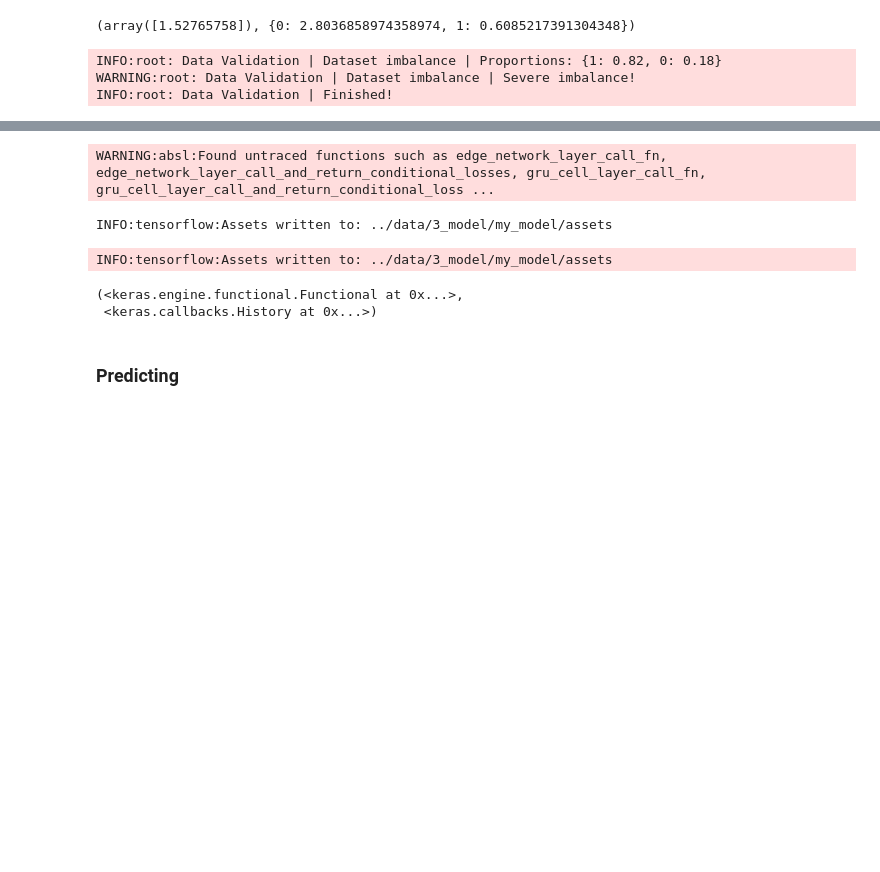
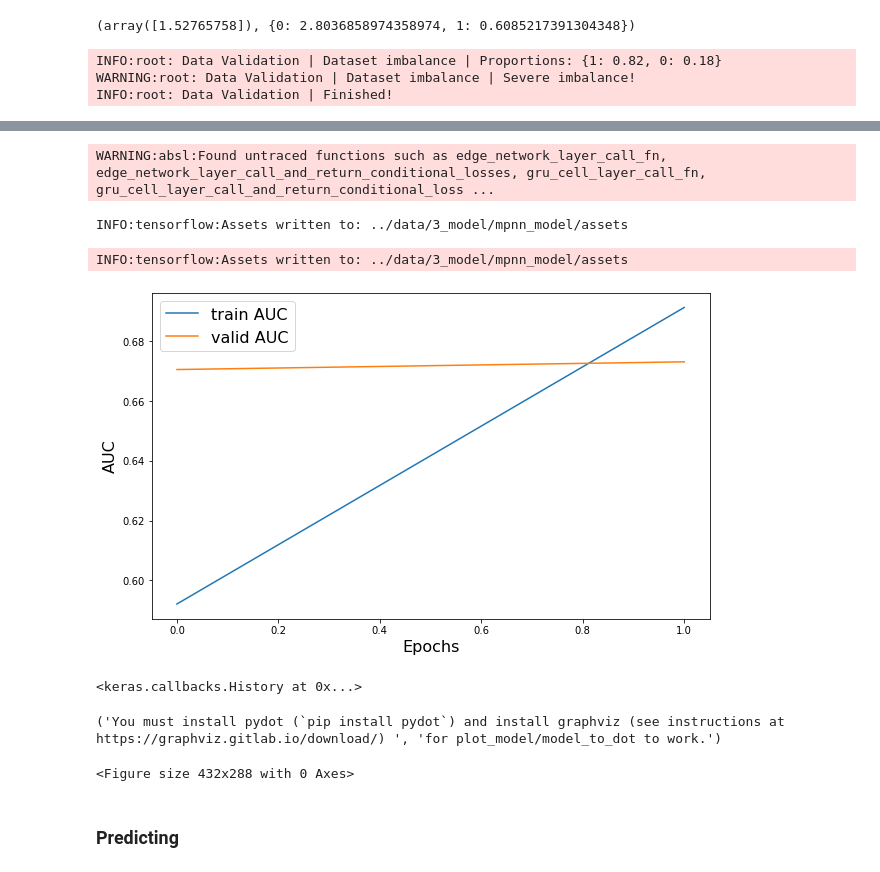
Before and after one commit to chadlis/servier, a Jupyter notebook: notebooks/SCH_Model2_01.ipynb, the cells around one changed output, grey strips where cells are left out. Drawn from its saved outputs; the diff is of its cells as text; code cells hidden in the pictures; blank space fills up the shorter version.

Commit message:
add training history plot

```diff
--- a/notebooks/SCH_Model2_01.ipynb
+++ b/notebooks/SCH_Model2_01.ipynb
@@ -82,0 +125,2 @@ len(df_train), len(df_valid), len(df_test)
+# %%
+df_train = pd.read_csv(INTERMEDIATE_DATA_PATH/"data_train.csv")
@@ -110,7 +158,7 @@ initial_bias, class_weight
 # %% [output]
 (array([1.52765758]), {0: 2.8036858974358974, 1: 0.6085217391304348})
 # %%
-def train(data_train_path, data_valid_path, save_model_path="models/my_model", handle_imbalance=False):
+def train(data_train_path, data_valid_path, save_model_path, reporting_path, handle_imbalance=False):
     df_train = pd.read_csv(data_train_path)
     df_train = validate_dataframe(df_train)
 
@@ -152,10 +200,20 @@ def train(data_train_path, data_valid_path, save_model_path="models/my_model", h
             class_weight=class_weight,
         )
     model.save(save_model_path)
+
+    plt.figure(figsize=(10, 6))
+    plt.plot(history.history["AUC"], label="train AUC")
+    plt.plot(history.history["val_AUC"], label="valid AUC")
+    plt.xlabel("Epochs", fontsize=16)
+    plt.ylabel("AUC", fontsize=16)
+    plt.legend(fontsize=16)
+    plt.savefig(reporting_path/"training_history.png")
+
     return model, history
 # %%
-train(INTERMEDIATE_DATA_PATH/DATA_TRAIN_FILENAME, INTERMEDIATE_DATA_PATH/DATA_VALID_FILENAME,
+model, history = train(INTERMEDIATE_DATA_PATH/DATA_TRAIN_FILENAME, INTERMEDIATE_DATA_PATH/DATA_VALID_FILENAME,
       save_model_path=MODEL_DATA_PATH/"mpnn_model",
+      reporting_path=REPORTING_DATA_PATH,
       handle_imbalance=True,)
 # %% [output]
 INFO:root: Data Validation | Dataset imbalance | Proportions: {1: 0.82, 0: 0.18}
@@ -168,5 +226,4 @@ Epoch 2/2
 WARNING:absl:Found untraced functions such as edge_network_layer_call_fn, edge_network_layer_call_and_return_conditional_losses, gru_cell_layer_call_fn, gru_cell_layer_call_and_return_conditional_loss ...
-INFO:tensorflow:Assets written to: ../data/3_model/my_model/assets
+INFO:tensorflow:Assets written to: ../data/3_model/mpnn_model/assets
-INFO:tensorflow:Assets written to: ../data/3_model/my_model/assets
+INFO:tensorflow:Assets written to: ../data/3_model/mpnn_model/assets
-(<keras.engine.functional.Functional at 0x...>,
- <keras.callbacks.History at 0x...>)
+[figure, added]
@@ -199,3 +230,22 @@ else:
+# %%
+history
+# %% [output]
+<keras.callbacks.History at 0x...>
+# %%
+tf.keras.utils.plot_model(model, to_file='model.png', show_dtype=True, show_shapes=True)
+# %% [output]
+('You must install pydot (`pip install pydot`) and install graphviz (see instructions at https://graphviz.gitlab.io/download/) ', 'for plot_model/model_to_dot to work.')
+# %%
+fig = plt.figure(figsize=(10, 6))
+plt.plot(history.history["AUC"], label="train AUC")
+plt.plot(history.history["val_AUC"], label="valid AUC")
+plt.xlabel("Epochs", fontsize=16)
+plt.ylabel("AUC", fontsize=16)
+plt.legend(fontsize=16)
+plt.close(fig)
+plt.savefig("aa.png")
+# %% [output]
+<Figure size 432x288 with 0 Axes>
 # %%
 def evaluate(data_path, model_path):
     df_data = pd.read_pickle(data_path)
```
Also changed, not shown: parts of 14 cells of this notebook, 3 other files.
